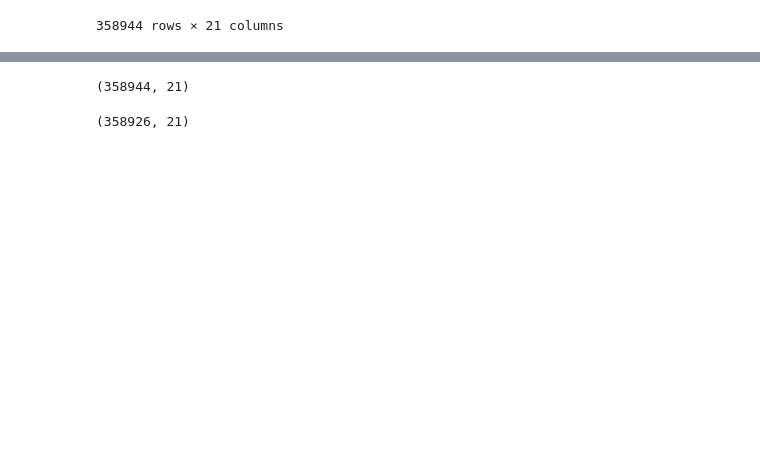
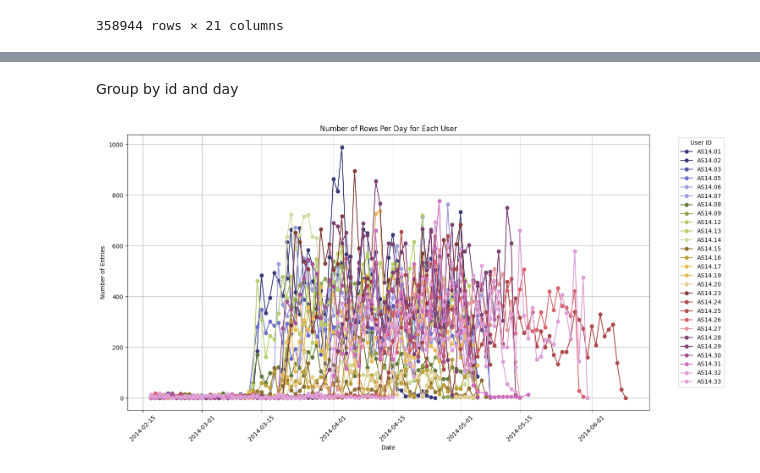
Before and after one commit to ducnowitzki/data-mining-techniques-assignment1, a Jupyter notebook: 1_data_preprocessing.ipynb, the cells around one changed output, grey strips where cells are left out. Cells and saved outputs as stored; diff of their text form; code cells hidden in the pictures; blank space fills up the shorter version.

Commit message:
Add plotting per user per day

```diff
--- a/1_data_preprocessing.ipynb
+++ b/1_data_preprocessing.ipynb
@@ -11,0 +12,3 @@ df['aux_index'] = df.groupby(['id', 'time', 'variable']).cumcount()
+# %%
+# drop where value is null
+df = df.dropna(subset=['value'])
@@ -72,8 +40,4 @@ pivot_final.to_csv('datasets/mood_preprocessed.csv', index=False)
-# %%
-pivot_df.shape
-# %% [output]
-(358944, 21)
-# %%
-pivot_final.shape
-# %% [output]
-(358926, 21)
+# %%
+pivot_df['time'] = pd.to_datetime(pivot_df['time'])
+# %% [markdown]
+Group by id and day
@@ -79,0 +52,30 @@ pivot_final.shape
+# %%
+# Plot
+cmap = plt.cm.get_cmap('tab20b', 27)  # 'tab20b' is a good choice for many distinct colors
+
+# Plot settings
+plt.figure(figsize=(15, 8))
+
+# Loop through each unique user
+for idx, user_id in enumerate(pivot_df['id'].unique()):
+    # Filter for each user
+    user_df = pivot_df[pivot_df['id'] == user_id]
+
+    # Group by date and count rows
+    daily_counts = user_df.groupby(user_df['time'].dt.date).size()
+
+    # Plotting each user's data on the same plot
+    daily_counts.plot(kind='line', marker='o', label=user_id, color=cmap(idx))
+
+plt.title('Number of Rows Per Day for Each User')
+plt.xlabel('Date')
+plt.ylabel('Number of Entries')
+plt.xticks(rotation=45)
+plt.legend(title='User ID', bbox_to_anchor=(1.05, 1), loc='upper left')
+plt.grid(True)
+plt.tight_layout()
+plt.show()
+# save the plot
+# plt.savefig('figs/number_of_rows_per_user_per_day.png')
+# %% [output]
+[figure, added]
```
Also changed, not shown: parts of 10 cells of this notebook, 2 other files.
